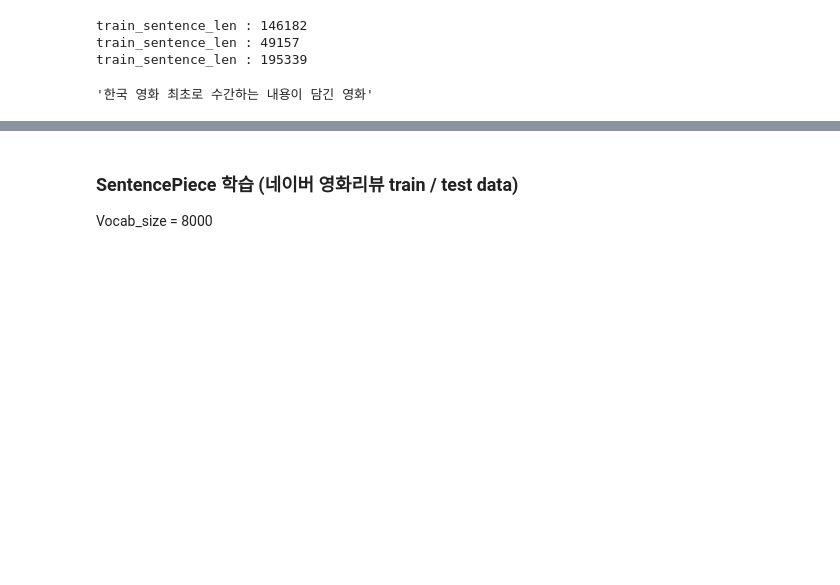
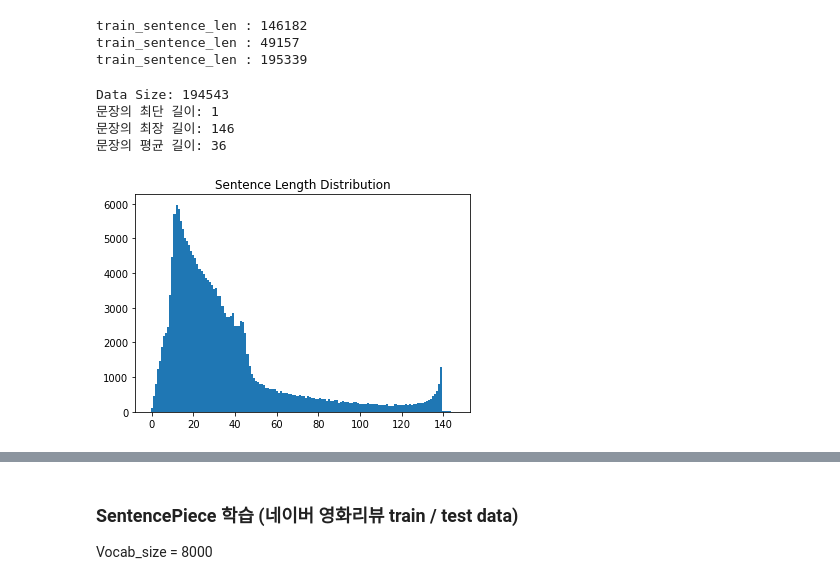
Before and after one commit to Chromis07/aiffel, a Jupyter notebook: goingdeeper/node_02/[G-02]tokenizer.ipynb, the cells around one changed output, grey strips where cells are left out. Cells and saved outputs as stored; diff of their text form; code cells hidden in the pictures; blank space fills up the shorter version.

```diff
--- a/goingdeeper/node_02/[G-02]tokenizer.ipynb
+++ b/goingdeeper/node_02/[G-02]tokenizer.ipynb
@@ -487,8 +488,35 @@ print(f"train_sentence_len : {len(all_sen)}")
 train_sentence_len : 146182
 train_sentence_len : 49157
 train_sentence_len : 195339
-# %%
-# train 마지막 문장
-train_sen[146181]
-# %% [output]
-'한국 영화 최초로 수간하는 내용이 담긴 영화'
+# %%
+min_len = 999
+max_len = 0
+sum_len = 0
+
+cleaned_corpus = list(set(all_sen))  # set를 사용해서 중복을 다시 제거
+print("Data Size:", len(cleaned_corpus))
+
+for sen in cleaned_corpus:
+    length = len(sen)
+    if min_len > length: min_len = length
+    if max_len < length: max_len = length
+    sum_len += length
+
+print("문장의 최단 길이:", min_len)
+print("문장의 최장 길이:", max_len)
+print("문장의 평균 길이:", sum_len // len(cleaned_corpus))
+
+sentence_length = np.zeros((max_len), dtype=np.int)
+
+for sen in cleaned_corpus:   # 중복이 제거된 코퍼스 기준
+    sentence_length[len(sen)-1] += 1
+
+plt.bar(range(max_len), sentence_length, width=1.0)
+plt.title("Sentence Length Distribution")
+plt.show()
+# %% [output]
+Data Size: 194543
+문장의 최단 길이: 1
+문장의 최장 길이: 146
+문장의 평균 길이: 36
+[figure, added]
```
Also changed, not shown: parts of 24 cells of this notebook, 2 other files.
